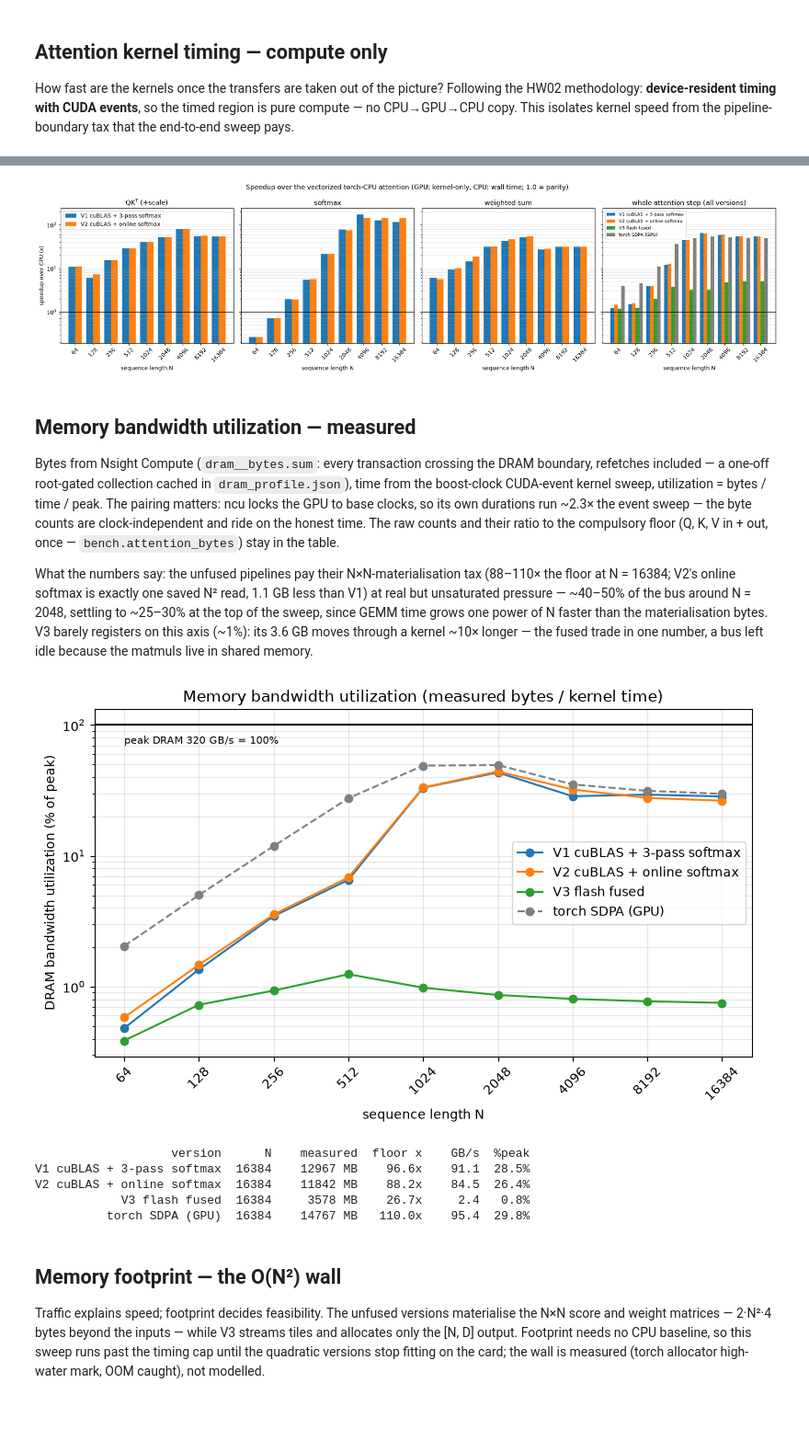
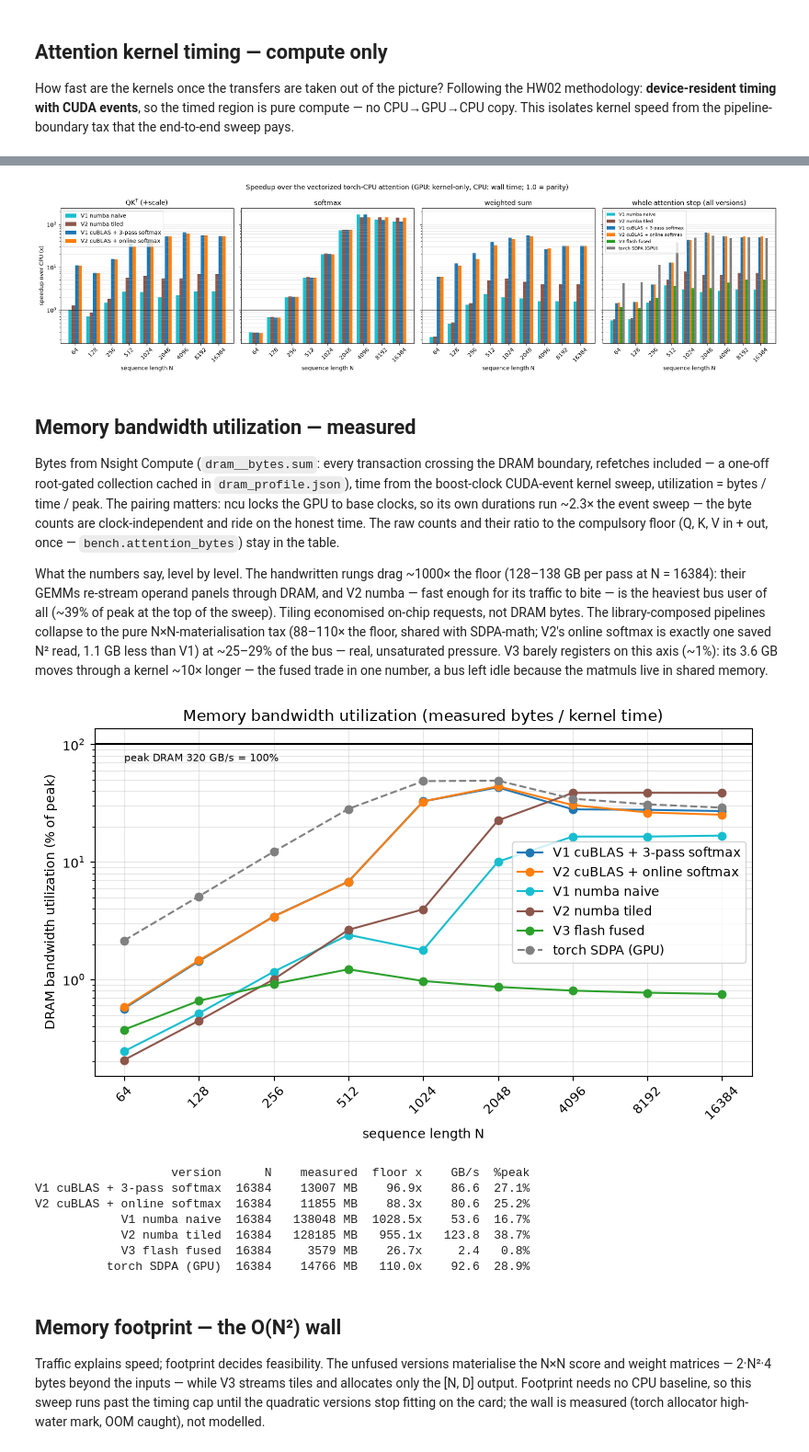
Before and after one commit to LtnLinh/Transformer-Attention-Mechanism, a Jupyter notebook: demo.ipynb, the cells around one changed output, grey strips where cells are left out. Shown at 92% size. Saved outputs shown, nothing was run; the diff lists cells and outputs as text; code cells hidden in the pictures; blank space fills up the shorter version.

```diff
--- a/demo.ipynb
+++ b/demo.ipynb
@@ -171,7 +185,7 @@ how to defer.
 # End-to-end correctness of each GPU version against torch SDPA
 if cuda.is_available():
     x = torch.randint(0, 1000, (1, 128))
-    for cls in (GpuV1, GpuV2, GpuV3):
+    for cls in (GpuV1Numba, GpuV2Numba, GpuV1, GpuV2, GpuV3):
         model = cls().eval()
         with torch.no_grad():
             torch.testing.assert_close(model(x), bench.sdpa_reference(model, x),
@@ -203,9 +219,11 @@ if cuda.is_available():
         {"1_embedding": p["1_embedding"],
          "2_attention_total": sum(p[s] for s in bench.ATTN_STEPS),
          "3_ffn": p["3_ffn"], "other": p["other"]} for p in pcts]}
-    for title, m in (("V1 cuBLAS + 3-pass softmax (GPU attention)", GpuV1().eval()),
-                     ("V2 tiled (GPU attention)", GpuV2().eval()),
-                     ("V3 flash (GPU attention)", GpuV3().eval())):
+    for title, m in (("V1 numba naive (GPU attn)", GpuV1Numba().eval()),
+                     ("V2 numba tiled (GPU attn)", GpuV2Numba().eval()),
+                     ("V1 cuBLAS+softmax (GPU attn)", GpuV1().eval()),
+                     ("V2 cuBLAS+online (GPU attn)", GpuV2().eval()),
+                     ("V3 flash fused (GPU attn)", GpuV3().eval())):
         dist[title] = [bench.step_percentages(m, n, steps=bench.STEPS_TOTAL)
                        for n in PROFILE_LENS]
     torch.cuda.empty_cache()  # drop the dead N x N blocks the GPU passes leave cached
@@ -216,7 +234,7 @@ if cuda.is_available():
     colors = {"1_embedding": "tab:blue", "2_attention_total": "tab:orange",
               "3_ffn": "tab:green", "other": "lightgray"}
 
-    fig, axes = plt.subplots(1, 4, figsize=(19, 5), sharey=True)
+    fig, axes = plt.subplots(1, 6, figsize=(27, 5), sharey=True)
     xpos = np.arange(len(PROFILE_LENS))
     for ax, (title, ps) in zip(axes, dist.items()):
         bottom = np.zeros(len(PROFILE_LENS))
@@ -277,7 +295,9 @@ doubling, and V1/V2's GPU intermediates track the same growth (Chart 4).
 SEQ_LENS = [2 ** x for x in range(6, 15)]
 
 if cuda.is_available():
-    classes = {"V1 cuBLAS + 3-pass softmax": GpuV1,
+    classes = {"V1 numba naive": GpuV1Numba,
+               "V2 numba tiled": GpuV2Numba,
+               "V1 cuBLAS + 3-pass softmax": GpuV1,
                "V2 cuBLAS + online softmax": GpuV2,
                "V3 flash fused": GpuV3,
                }
@@ -313,6 +333,7 @@ else:
     print("No CUDA device -- skipping the GPU benchmark")
 
 COLORS = {"CPU": "tab:red",
+          "V1 numba naive": "tab:cyan", "V2 numba tiled": "tab:brown",
           "V1 cuBLAS + 3-pass softmax": "tab:blue", "V2 cuBLAS + online softmax": "tab:orange",
           "V3 flash fused": "tab:green", "torch SDPA (GPU)": "gray"}
 # %% [output]
@@ -358,7 +379,9 @@ if cuda.is_available():
     specs = bench.gpu_specs()
     print(f"GPU: {specs['name']} | {specs['sm']} SMs")
 
-    kmodels = {"V1 cuBLAS + 3-pass softmax": GpuV1().eval(),
+    kmodels = {"V1 numba naive": GpuV1Numba().eval(),
+               "V2 numba tiled": GpuV2Numba().eval(),
+               "V1 cuBLAS + 3-pass softmax": GpuV1().eval(),
                "V2 cuBLAS + online softmax": GpuV2().eval(),
                "V3 flash fused": GpuV3().eval(),
                }
@@ -436,7 +459,7 @@ if cuda.is_available():
     plt.tight_layout()
     plt.show()
 # %% [output]
-[figure, old version]
+[figure, new version]
 # %% [markdown]
 ## Memory bandwidth utilization — measured
 
@@ -449,14 +472,17 @@ counts are clock-independent and ride on the honest time. The raw counts
 and their ratio to the compulsory floor (Q, K, V in + out, once —
 `bench.attention_bytes`) stay in the table.
 
-What the numbers say: the unfused pipelines pay their N×N-materialisation
-tax (88–110× the floor at N = 16384; V2's online softmax is exactly one
-saved N² read, 1.1 GB less than V1) at real but unsaturated pressure —
-~40–50% of the bus around N = 2048, settling to ~25–30% at the top of the
-sweep, since GEMM time grows one power of N faster than the materialisation
-bytes. V3 barely registers on this axis (~1%): its 3.6 GB moves through a
-kernel ~10× longer — the fused trade in one number, a bus left idle because
-the matmuls live in shared memory.
+What the numbers say, level by level. The handwritten rungs drag ~1000×
+the floor (128–138 GB per pass at N = 16384): their GEMMs re-stream operand
+panels through DRAM, and V2 numba — fast enough for its traffic to bite —
+is the heaviest bus user of all (~39% of peak at the top of the sweep).
+Tiling economised on-chip requests, not DRAM bytes. The library-composed
+pipelines collapse to the pure N×N-materialisation tax (88–110× the floor,
+shared with SDPA-math; V2's online softmax is exactly one saved N² read,
+1.1 GB less than V1) at ~25–29% of the bus — real, unsaturated pressure.
+V3 barely registers on this axis (~1%): its 3.6 GB moves through a kernel
+~10× longer — the fused trade in one number, a bus left idle because the
+matmuls live in shared memory.
 # %%
 # Chart 3 -- DRAM bandwidth utilization: measured bytes (ncu, clock-
 # independent) over kernel-only time (CUDA events, boost clocks), % of peak.
@@ -478,6 +504,7 @@ if cuda.is_available():
     if prof_path.exists():
         prof = json.loads(prof_path.read_text())
         pnames = {"v1": "V1 cuBLAS + 3-pass softmax", "v2": "V2 cuBLAS + online softmax",
+                  "v1n": "V1 numba naive", "v2n": "V2 numba tiled",
                   "v3": "V3 flash fused", "sdpa": "torch SDPA (GPU)"}
         bw = bench.gpu_specs()["bw_gbs"]
         fig, ax = plt.subplots(figsize=(8, 5))
@@ -486,39 +513,41 @@ if cuda.is_available():
             tmap = dict(zip(SEQ_LENS, ktimes[name]))  # KeyError = stale json
             util = [100.0 * r["dram_bytes"] / (tmap[r["n"]] / 1e3) / 1e9 / bw
                     for r in rows]
             ax.plot([r["n"] for r in rows], util, marker="o", color=COLORS[name],
                     linestyle="--" if key == "sdpa" else "-", label=name)
         ax.axhline(100.0, color="k", lw=1.5)
         ax.text(SEQ_LENS[0], 72, f"peak DRAM {bw:.0f} GB/s = 100%", fontsize=8)
         ax.set_xscale("log", base=2)
         ax.set_yscale("log")
         ax.set_xticks(SEQ_LENS, SEQ_LENS, rotation=45)
         ax.set_xlabel("sequence length N")
         ax.set_ylabel("DRAM bandwidth utilization (% of peak)")
         ax.set_title("Memory bandwidth utilization (measured bytes / kernel time)")
         ax.grid(True, which="both", alpha=0.3)
         ax.legend()
         plt.tight_layout()
         plt.show()
 
         print(f"{'version':>26} {'N':>6} {'measured':>11} {'floor x':>8} "
               f"{'GB/s':>7} {'%peak':>6}")
         for key, rows in prof.items():
             r = rows[-1]  # largest N
             t_s = ktimes[pnames[key]][-1] / 1e3
             gbs = r["dram_bytes"] / t_s / 1e9
             floor = bench.attention_bytes(cpu_model, r["n"])
             print(f"{pnames[key]:>26} {r['n']:>6} {r['dram_bytes'] / 1e6:>8.0f} MB "
                   f"{r['dram_bytes'] / floor:>7.1f}x {gbs:>7.1f} {100 * gbs * 1e9 / (bw * 1e9):>5.1f}%")
 else:
     print("No CUDA device -- skipping the bandwidth chart")
 # %% [output]
-[figure, old version]
+[figure, new version]
                    version      N    measured  floor x    GB/s  %peak
-V1 cuBLAS + 3-pass softmax  16384    12967 MB    96.6x    91.1  28.5%
-V2 cuBLAS + online softmax  16384    11842 MB    88.2x    84.5  26.4%
-            V3 flash fused  16384     3578 MB    26.7x     2.4   0.8%
-          torch SDPA (GPU)  16384    14767 MB   110.0x    95.4  29.8%
+V1 cuBLAS + 3-pass softmax  16384    13007 MB    96.9x    86.6  27.1%
+V2 cuBLAS + online softmax  16384    11855 MB    88.3x    80.6  25.2%
+            V1 numba naive  16384   138048 MB  1028.5x    53.6  16.7%
+            V2 numba tiled  16384   128185 MB   955.1x   123.8  38.7%
+            V3 flash fused  16384     3579 MB    26.7x     2.4   0.8%
+          torch SDPA (GPU)  16384    14766 MB   110.0x    92.6  28.9%
 # %% [markdown]
 ## Memory footprint — the O(N²) wall
 
```
Also changed, not shown: parts of 12 cells of this notebook, 5 other files.
